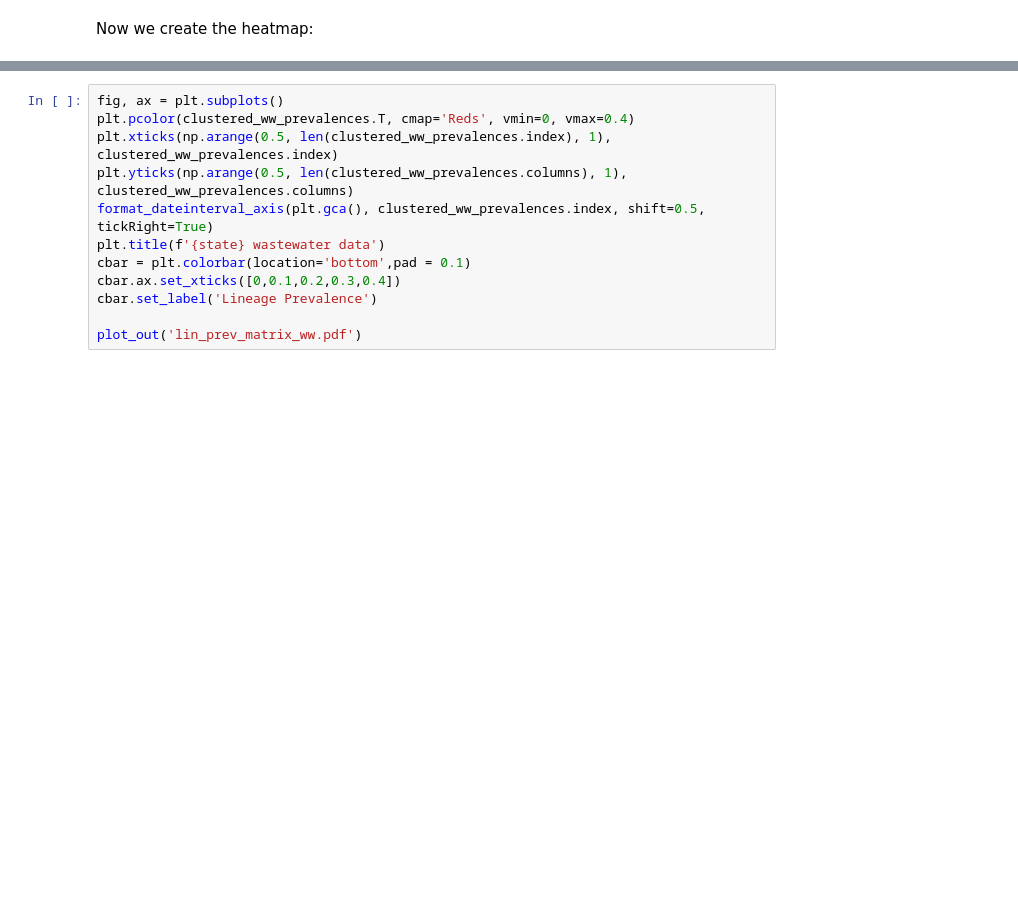
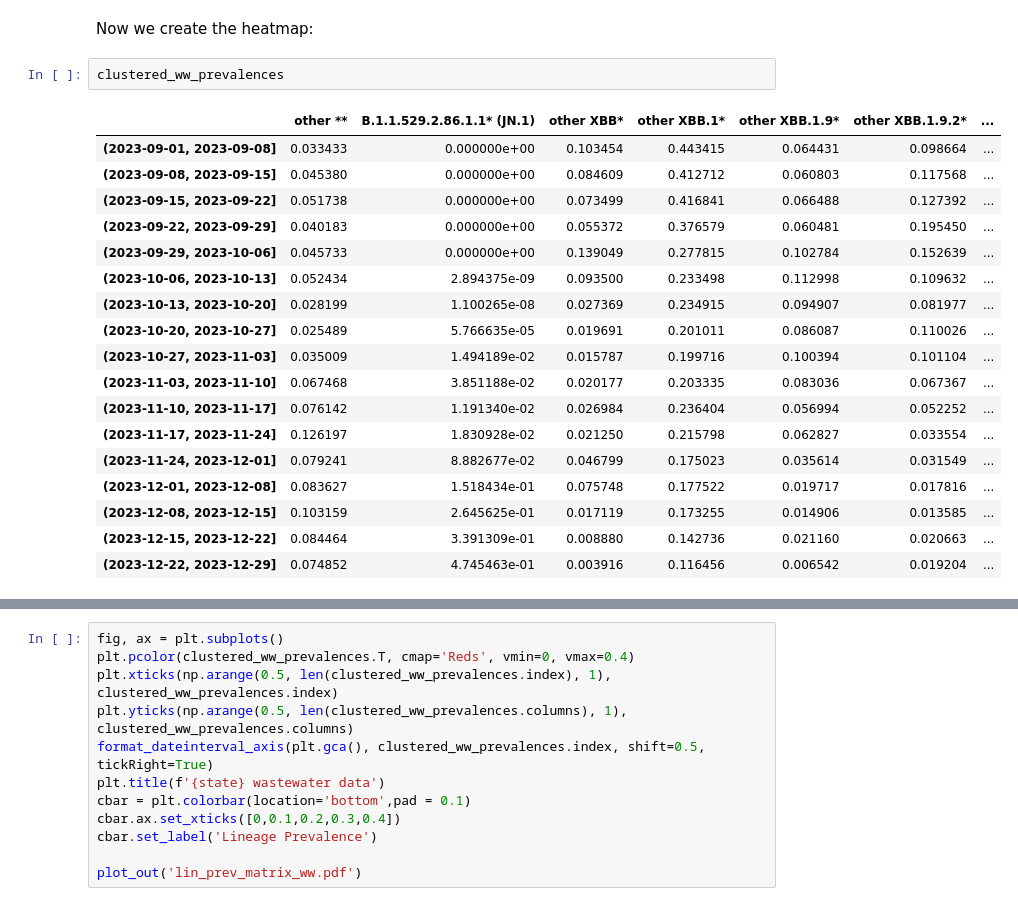
Before and after one commit to ibloise/python-outbreak-info, a Jupyter notebook: docs/figAB.ipynb, the cells around one changed output, grey strips where cells are left out. Cells and saved outputs as stored; diff of their text form; blank space fills up the shorter version.

```diff
--- a/docs/figAB.ipynb
+++ b/docs/figAB.ipynb
@@ -113,3 +133,24 @@ def format_dateinterval_axis(ax, index, every_n=4, narrow=0, shift=0, tickRight=
         ax.yaxis.tick_right()
 # %% [markdown]
 Now we create the heatmap:
+# %%
+clustered_ww_prevalences
+# %% [output]
+|  | other ** | B.1.1.529.2.86.1.1* (JN.1) | other XBB* | other XBB.1* | other XBB.1.9* | other XBB.1.9.2* | ... |
+| (2023-09-01, 2023-09-08] | 0.033433 | 0.000000e+00 | 0.103454 | 0.443415 | 0.064431 | 0.098664 | ... |
+| (2023-09-08, 2023-09-15] | 0.045380 | 0.000000e+00 | 0.084609 | 0.412712 | 0.060803 | 0.117568 | ... |
+| (2023-09-15, 2023-09-22] | 0.051738 | 0.000000e+00 | 0.073499 | 0.416841 | 0.066488 | 0.127392 | ... |
+| (2023-09-22, 2023-09-29] | 0.040183 | 0.000000e+00 | 0.055372 | 0.376579 | 0.060481 | 0.195450 | ... |
+| (2023-09-29, 2023-10-06] | 0.045733 | 0.000000e+00 | 0.139049 | 0.277815 | 0.102784 | 0.152639 | ... |
+| (2023-10-06, 2023-10-13] | 0.052434 | 2.894375e-09 | 0.093500 | 0.233498 | 0.112998 | 0.109632 | ... |
+| (2023-10-13, 2023-10-20] | 0.028199 | 1.100265e-08 | 0.027369 | 0.234915 | 0.094907 | 0.081977 | ... |
+| (2023-10-20, 2023-10-27] | 0.025489 | 5.766635e-05 | 0.019691 | 0.201011 | 0.086087 | 0.110026 | ... |
+| (2023-10-27, 2023-11-03] | 0.035009 | 1.494189e-02 | 0.015787 | 0.199716 | 0.100394 | 0.101104 | ... |
+| (2023-11-03, 2023-11-10] | 0.067468 | 3.851188e-02 | 0.020177 | 0.203335 | 0.083036 | 0.067367 | ... |
+| (2023-11-10, 2023-11-17] | 0.076142 | 1.191340e-02 | 0.026984 | 0.236404 | 0.056994 | 0.052252 | ... |
+| (2023-11-17, 2023-11-24] | 0.126197 | 1.830928e-02 | 0.021250 | 0.215798 | 0.062827 | 0.033554 | ... |
+| (2023-11-24, 2023-12-01] | 0.079241 | 8.882677e-02 | 0.046799 | 0.175023 | 0.035614 | 0.031549 | ... |
+| (2023-12-01, 2023-12-08] | 0.083627 | 1.518434e-01 | 0.075748 | 0.177522 | 0.019717 | 0.017816 | ... |
+| (2023-12-08, 2023-12-15] | 0.103159 | 2.645625e-01 | 0.017119 | 0.173255 | 0.014906 | 0.013585 | ... |
+| (2023-12-15, 2023-12-22] | 0.084464 | 3.391309e-01 | 0.008880 | 0.142736 | 0.021160 | 0.020663 | ... |
+| (2023-12-22, 2023-12-29] | 0.074852 | 4.745463e-01 | 0.003916 | 0.116456 | 0.006542 | 0.019204 | ... |
```
Also changed, not shown: parts of 8 cells of this notebook, 5 other files.
